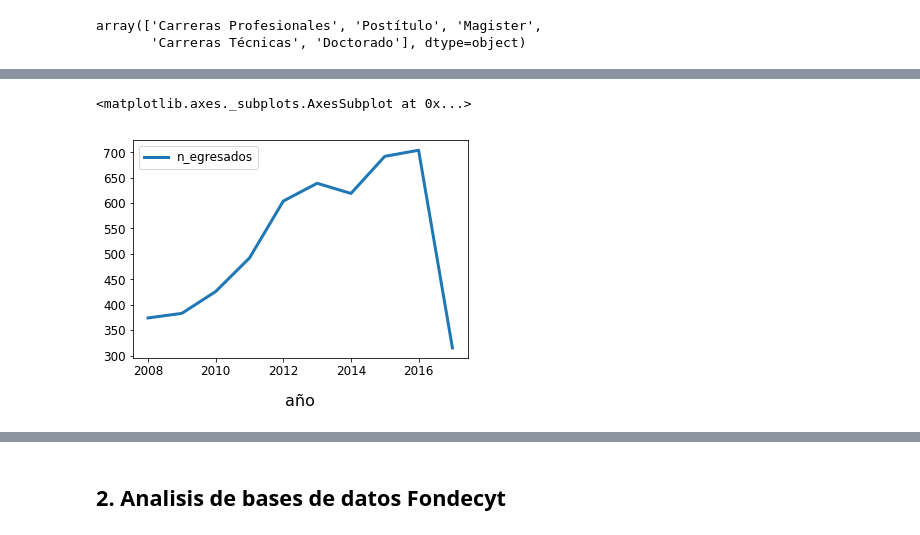
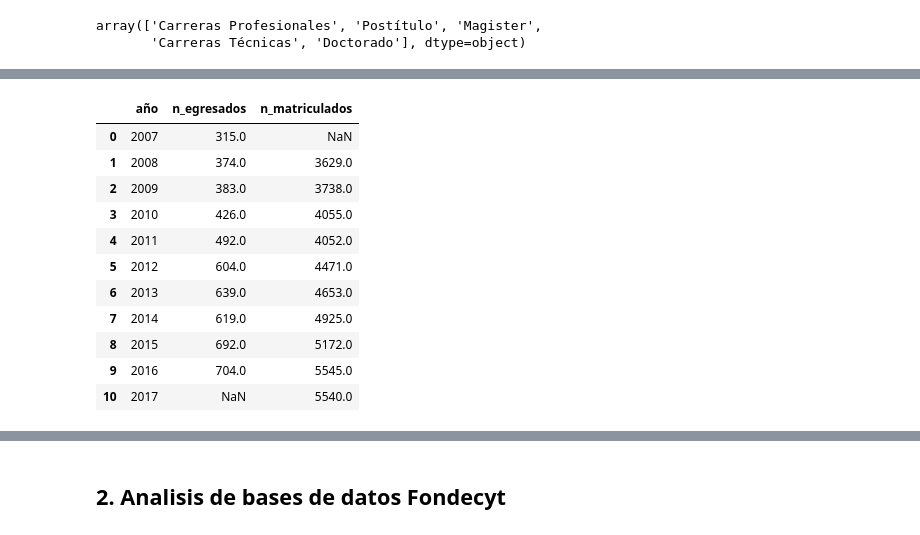
Before and after one commit to anipchile/encuesta_2018, a Jupyter notebook: notebooks/05 - Analisis Mineduc y Conicyt.ipynb, the cells around one changed output, grey strips where cells are left out. Drawn from its saved outputs; the diff is of its cells as text; code cells hidden in the pictures.

```diff
--- a/notebooks/05 - Analisis Mineduc y Conicyt.ipynb
+++ b/notebooks/05 - Analisis Mineduc y Conicyt.ipynb
@@ -100,5 +104,19 @@ mineduc_df
-# %%
-mineduc_df[mineduc_df.index < 2017].plot(kind="line", x="año", y="n_egresados")
-# %% [output]
-<matplotlib.axes._subplots.AxesSubplot at 0x...>
-[figure, removed]
+# %%
+mineduc_df['n_matriculados']=pd.Series({2008:3629, 2009:3738, 2010:4055, 2011:4052,
+                                        2012:4471, 2013:4653, 2014:4925, 2015:5172,
+                                        2016:5545, 2017:5540})
+mineduc_df.reset_index(inplace=True)
+mineduc_df
+# %% [output]
+|  | año | n_egresados | n_matriculados |
+| 0 | 2007 | 315.0 | NaN |
+| 1 | 2008 | 374.0 | 3629.0 |
+| 2 | 2009 | 383.0 | 3738.0 |
+| 3 | 2010 | 426.0 | 4055.0 |
+| 4 | 2011 | 492.0 | 4052.0 |
+| 5 | 2012 | 604.0 | 4471.0 |
+| 6 | 2013 | 639.0 | 4653.0 |
+| 7 | 2014 | 619.0 | 4925.0 |
+| 8 | 2015 | 692.0 | 5172.0 |
+| 9 | 2016 | 704.0 | 5545.0 |
+| 10 | 2017 | NaN | 5540.0 |
```
Also changed, not shown: parts of 8 cells of this notebook, 31 other files.
